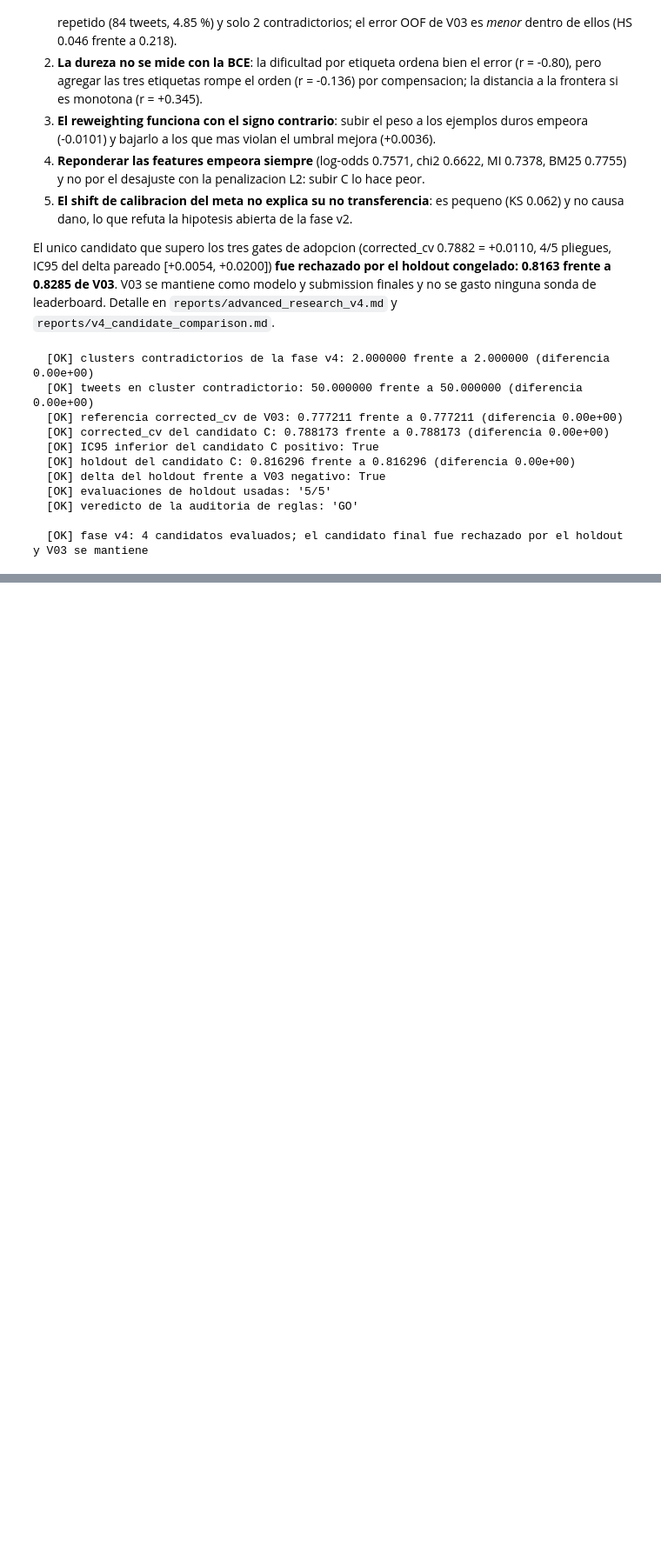
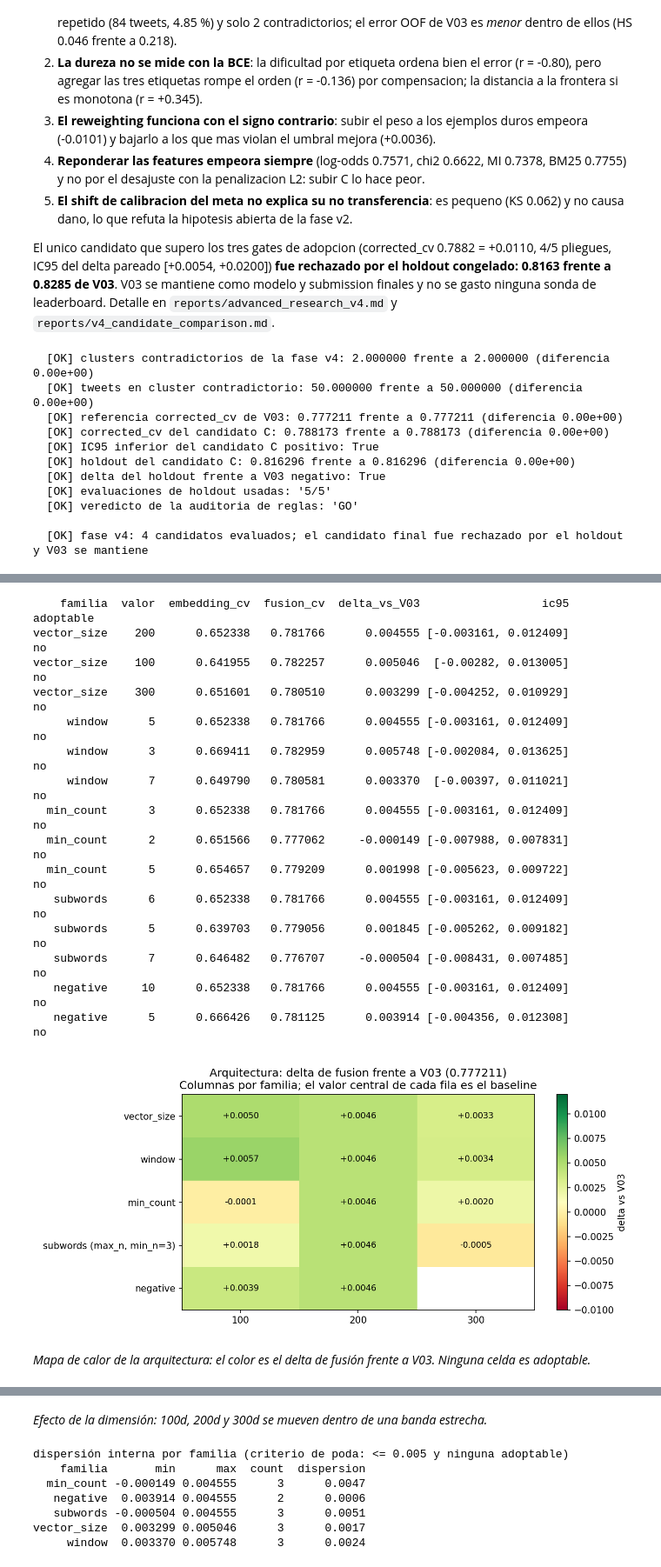
Before and after one commit to Garnica1999/PLN, a Jupyter notebook: kaggle_toxic_2026_puj/notebooks/10_final_pipeline.ipynb, the cells around one changed output, grey strips where cells are left out. Shown at 87% size. Cells and saved outputs as stored; diff of their text form; code cells hidden in the pictures; blank space fills up the shorter version.

```diff
--- a/kaggle_toxic_2026_puj/notebooks/10_final_pipeline.ipynb
+++ b/kaggle_toxic_2026_puj/notebooks/10_final_pipeline.ipynb
@@ -2385,0 +2866,39 @@ print(
+# %%
+"""Tabla maestra de la arquitectura y el mapa de calor de deltas."""
+
+maestra = pd.read_csv(RUTAS["reports"] / "embedding_architecture_maestra_v5_1.csv")
+mostrar_tabla(maestra[["familia", "valor", "embedding_cv", "fusion_cv", "delta_vs_V03", "ic95", "adoptable"]])
+mostrar_figura(
+    "fig_55_heatmap_arquitectura_v5_1.png",
+    "Mapa de calor de la arquitectura: el color es el delta de fusión frente a V03. Ninguna "
+    "celda es adoptable.",
+    ancho=900,
+)
+mostrar_figura(
+    "fig_50_vector_size_v5_1.png",
+    "Efecto de la dimensión: 100d, 200d y 300d se mueven dentro de una banda estrecha.",
+    ancho=820,
+)
+
+familias = maestra.groupby("familia")["delta_vs_V03"].agg(["min", "max", "count"])
+familias["dispersion"] = (familias["max"] - familias["min"]).round(4)
+print("dispersión interna por familia (criterio de poda: <= 0.005 y ninguna adoptable)")
+mostrar_tabla(familias.reset_index())
+# %% [output]
+    familia  valor  embedding_cv  fusion_cv  delta_vs_V03                  ic95 adoptable
+vector_size    200      0.652338   0.781766      0.004555 [-0.003161, 0.012409]        no
+vector_size    100      0.641955   0.782257      0.005046  [-0.00282, 0.013005]        no
+vector_size    300      0.651601   0.780510      0.003299 [-0.004252, 0.010929]        no
+     window      5      0.652338   0.781766      0.004555 [-0.003161, 0.012409]        no
+     window      3      0.669411   0.782959      0.005748 [-0.002084, 0.013625]        no
+     window      7      0.649790   0.780581      0.003370  [-0.00397, 0.011021]        no
+  min_count      3      0.652338   0.781766      0.004555 [-0.003161, 0.012409]        no
+  min_count      2      0.651566   0.777062     -0.000149 [-0.007988, 0.007831]        no
+  min_count      5      0.654657   0.779209      0.001998 [-0.005623, 0.009722]        no
+   subwords      6      0.652338   0.781766      0.004555 [-0.003161, 0.012409]        no
+   subwords      5      0.639703   0.779056      0.001845 [-0.005262, 0.009182]        no
+   subwords      7      0.646482   0.776707     -0.000504 [-0.008431, 0.007485]        no
+   negative     10      0.652338   0.781766      0.004555 [-0.003161, 0.012409]        no
+   negative      5      0.666426   0.781125      0.003914 [-0.004356, 0.012308]        no
+[figure, added]
+*Mapa de calor de la arquitectura: el color es el delta de fusión frente a V03. Ninguna celda es adoptable.*
@@ -2385,0 +2906,8 @@ print(
+*Efecto de la dimensión: 100d, 200d y 300d se mueven dentro de una banda estrecha.*
+dispersión interna por familia (criterio de poda: <= 0.005 y ninguna adoptable)
+    familia       min      max  count  dispersion
+  min_count -0.000149 0.004555      3      0.0047
+   negative  0.003914 0.004555      2      0.0006
+   subwords -0.000504 0.004555      3      0.0051
+vector_size  0.003299 0.005046      3      0.0017
+     window  0.003370 0.005748      3      0.0024
```
Also changed, not shown: parts of 21 cells of this notebook, 13 other files.
